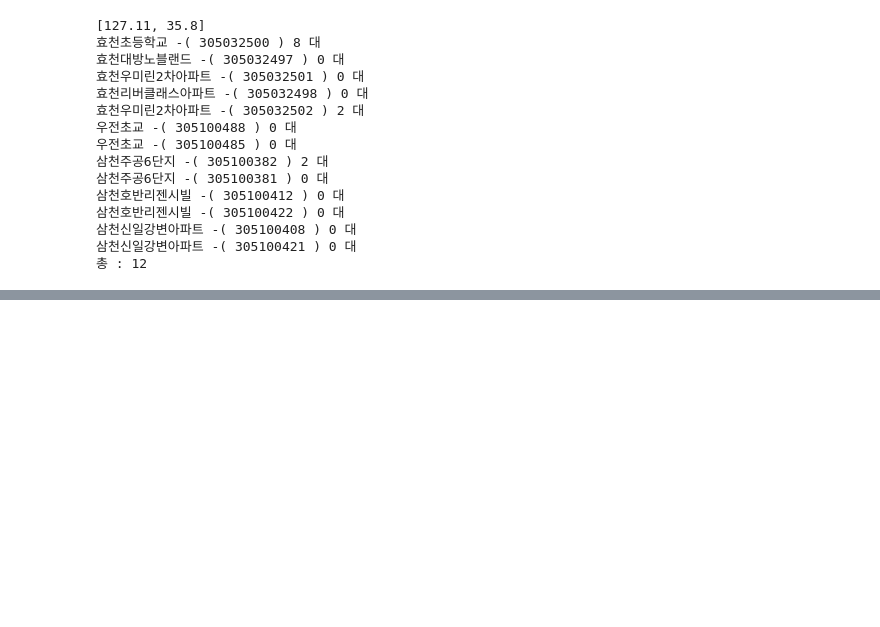
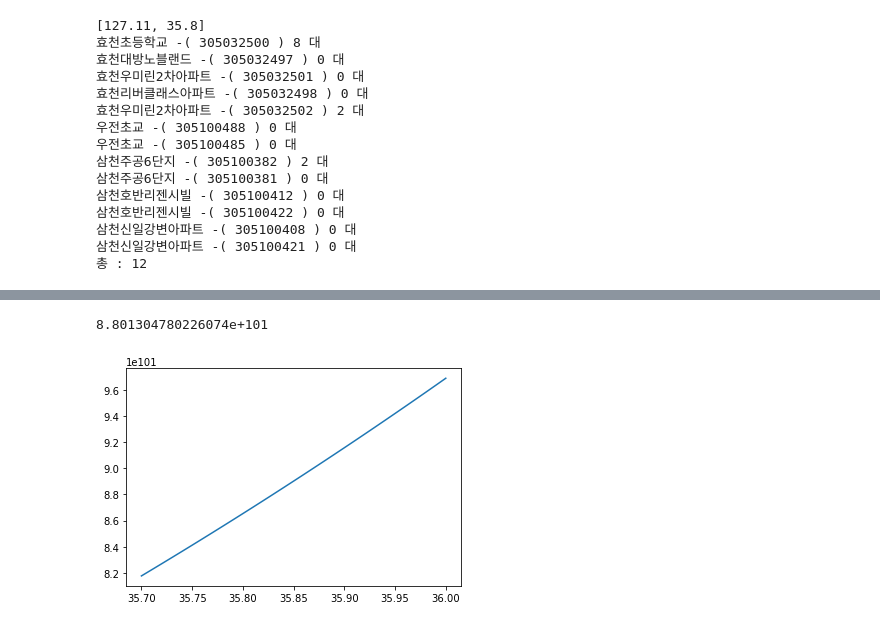
Before and after one commit to good5229/jeonju-contest, a Jupyter notebook: Analysis.ipynb, the cells around one changed output, grey strips where cells are left out. Saved outputs shown, nothing was run; the diff lists cells and outputs as text; code cells hidden in the pictures; blank space fills up the shorter version.

```diff
--- a/Analysis.ipynb
+++ b/Analysis.ipynb
@@ -327,0 +621,35 @@ park_addr = {'덕진공원':'',
+# %%
+def samchun_river_calc(x):
+    return -6.0812552821846e+50*x**33 + 7.19046013506475e+53*x**32 - 4.12217244630151e+56*x**31 + 1.52621623223801e+59*x**30 - 4.10134957346236e+61*x**29 + 8.5232302245869e+63*x**28 - 1.4251494882582e+66*x**27 + 1.96958872176417e+68*x**26 - 2.29355044062598e+70*x**25 + 2.28273324744676e+72*x**24 - 1.96297946648136e+74*x**23 + 1.47061923486892e+76*x**22 - 9.66030844392482e+77*x**21 + 5.59134429331158e+79*x**20 - 2.86198581400738e+81*x**19 + 1.29891006811237e+83*x**18 - 5.23577352365756e+84*x**17 + 1.87598811382939e+86*x**16 - 5.97484676809203e+87*x**15 + 1.69010475814526e+89*x**14 - 4.23897487428723e+90*x**13 + 9.40229904227834e+91*x**12 - 1.83756101004241e+93*x**11 + 3.14887732990662e+94*x**10 - 4.7010363362879e+95*x**9 + 6.06380460998065e+96*x**8 - 6.68514622254539e+97*x**7 + 6.21003778092699e+98*x**6 - 4.7680027785692e+99*x**5 + 2.94548982742893e+100*x**4 - 1.40716578727635e+101*x**3 + 4.87925835154382e+101*x**2 - 1.09265435174919e+102*x + 1.18636359467905e+102
+def samchun_sub_river_calc(x):
+    return -1.09711815966887e+35*x**12 + 4.71361934378137e+37*x**11 - 9.28190362011244e+39*x**10 + 1.10773443745837e+42*x**9 - 8.92355763255444e+43*x**8 + 5.11184730732055e+45*x**7 - 2.13522929670192e+47*x**6 + 6.5526592892885e+48*x**5 - 1.46628185860524e+50*x**4 + 2.33321521640904e+51*x**3 - 2.50608566046389e+52*x**2 + 1.63137228029317e+53*x - 4.86734005462743e+53
+def jeonju_main_river_calc(x):
+    return 4.326413758267e+44*x**21 - 3.25404152929503e+47*x**20 + 1.16546392066988e+50*x**19 - 2.6436680290848e+52*x**18 + 4.26083943601702e+54*x**17 - 5.18859554614888e+56*x**16 + 4.95557759033199e+58*x**15 - 3.80332314036873e+60*x**14 + 2.38383942277977e+62*x**13 - 1.23325691858312e+64*x**12 + 5.30042292144431e+65*x**11 - 1.89839349481008e+67*x**10 + 5.6660538982996e+68*x**9 - 1.40493284528244e+70*x**8 + 2.87536658307102e+71*x**7 - 4.8059107685515e+72*x**6 + 6.45479818754875e+73*x**5 - 6.79953863544142e+74*x**4 + 5.41181102858437e+75*x**3 - 3.06045476779626e+76*x**2 + 1.09612895511268e+77*x - 1.86946800633166e+77
+def jeonju_sub_river_calc(x):
+    return -3398.34574615955*x**2 + 243544.954732895*x - 4363330.0748291
+def ajung_water_calc(x):
+    return -5.41242252599075e+37*x**19 + 3.6866850096145e+40*x**18 - 1.1895132331895e+43*x**17 + 2.41650487683033e+45*x**16 - 3.4652805006251e+47*x**15 + 3.72692259569069e+49*x**14 - 3.11758194753182e+51*x**13 + 2.07564895952262e+53*x**12 - 1.11618421670118e+55*x**11 + 4.89076460728519e+56*x**10 - 1.75334534584671e+58*x**9 + 5.1428989278219e+59*x**8 - 1.22915719172938e+61*x**7 + 2.37275450524674e+62*x**6 - 3.64558064497701e+63*x**5 + 4.35648416376594e+64*x**4 - 3.90451260385659e+65*x**3 + 2.47018704249933e+66*x**2 - 9.83961266308789e+66*x + 1.85658599792348e+67
+# %%
+river_x = 35.83
+river_y = samchun_river_calc(river_x)
+print(river_y)
+# content_lat = 35.83
+# content_long = 127.13
+# print(((content_lat-river_x)**2+(content_long-river_y)**2)**(1/2))
+# print(((content_lat-(content_lat-0.0055))**2+(content_long-(content_long-0.0055))**2)**(1/2))
+# if ((content_lat-river_x)**2+(content_long-river_y)**2)**(1/2) <= ((content_lat-(content_lat-0.0055))**2+(content_long-(content_long-0.0055))**2)**(1/2):
+#     print("근처에 강이 있습니다.")
+# %% [output]
+8.801304780226074e+101
+# %%
+x = []
+for i in range(3570,3601):
+    x.append(i/100)
+y = []
+for j in x:
+    y.append(samchun_river_calc(j))
+print
+plt.plot(x,y)
+plt.show()
+# %% [output]
+[figure, added]
```
Also changed, not shown: parts of 6 cells of this notebook, 2 other files.
